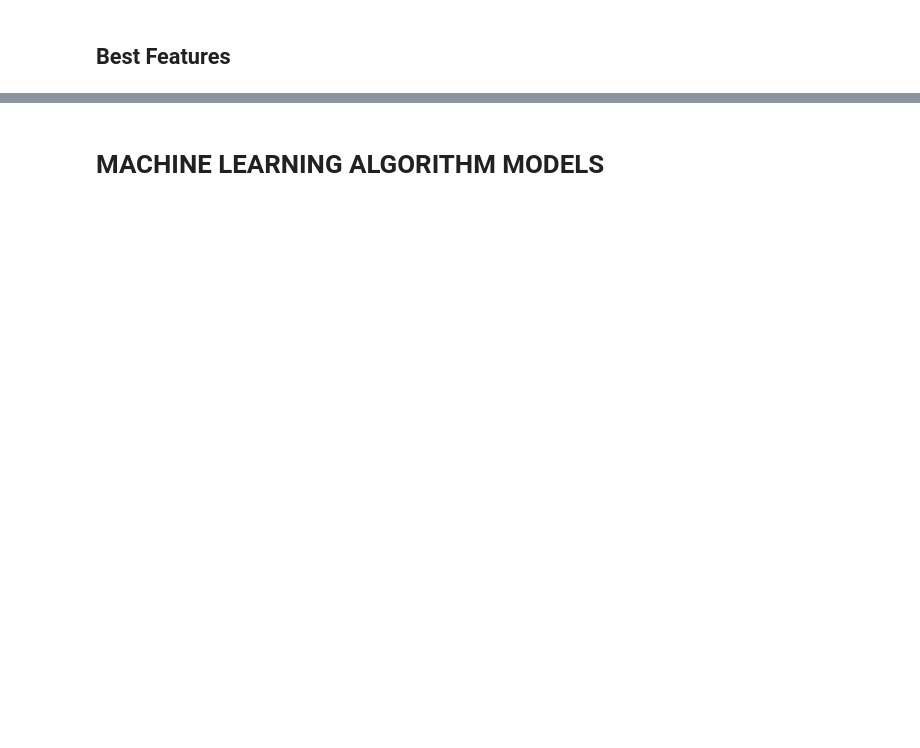
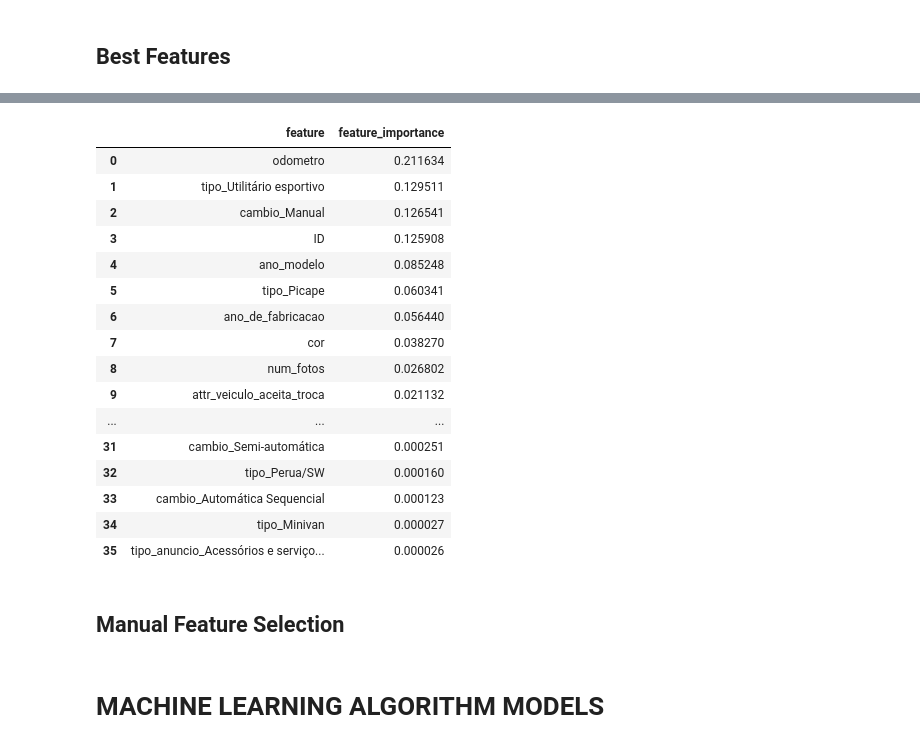
Before and after one commit to marxcerqueira/hackday-cds-time1, a Jupyter notebook: notebook/hackday-cds-time1.ipynb, the cells around one changed output, grey strips where cells are left out. Cells and saved outputs as stored; diff of their text form; code cells hidden in the pictures; blank space fills up the shorter version.

```diff
--- a/notebook/hackday-cds-time1.ipynb
+++ b/notebook/hackday-cds-time1.ipynb
@@ -1057,0 +1006,20 @@ NameError: name 'RandomForestClassifier' is not defined
+# %%
+feat_imp
+# %% [output]
+|  | feature | feature_importance |
+| 0 | odometro | 0.211634 |
+| 1 | tipo_Utilitário esportivo | 0.129511 |
+| 2 | cambio_Manual | 0.126541 |
+| 3 | ID | 0.125908 |
+| 4 | ano_modelo | 0.085248 |
+| 5 | tipo_Picape | 0.060341 |
+| 6 | ano_de_fabricacao | 0.056440 |
+| 7 | cor | 0.038270 |
+| 8 | num_fotos | 0.026802 |
+| 9 | attr_veiculo_aceita_troca | 0.021132 |
+| ... | ... | ... |
+| 31 | cambio_Semi-automática | 0.000251 |
+| 32 | tipo_Perua/SW | 0.000160 |
+| 33 | cambio_Automática Sequencial | 0.000123 |
+| 34 | tipo_Minivan | 0.000027 |
+| 35 | tipo_anuncio_Acessórios e serviço... | 0.000026 |
@@ -1057,0 +1035,2 @@ NameError: name 'RandomForestClassifier' is not defined
+# %% [markdown]
+## Manual Feature Selection
```
Also changed, not shown: parts of 10 cells of this notebook.
